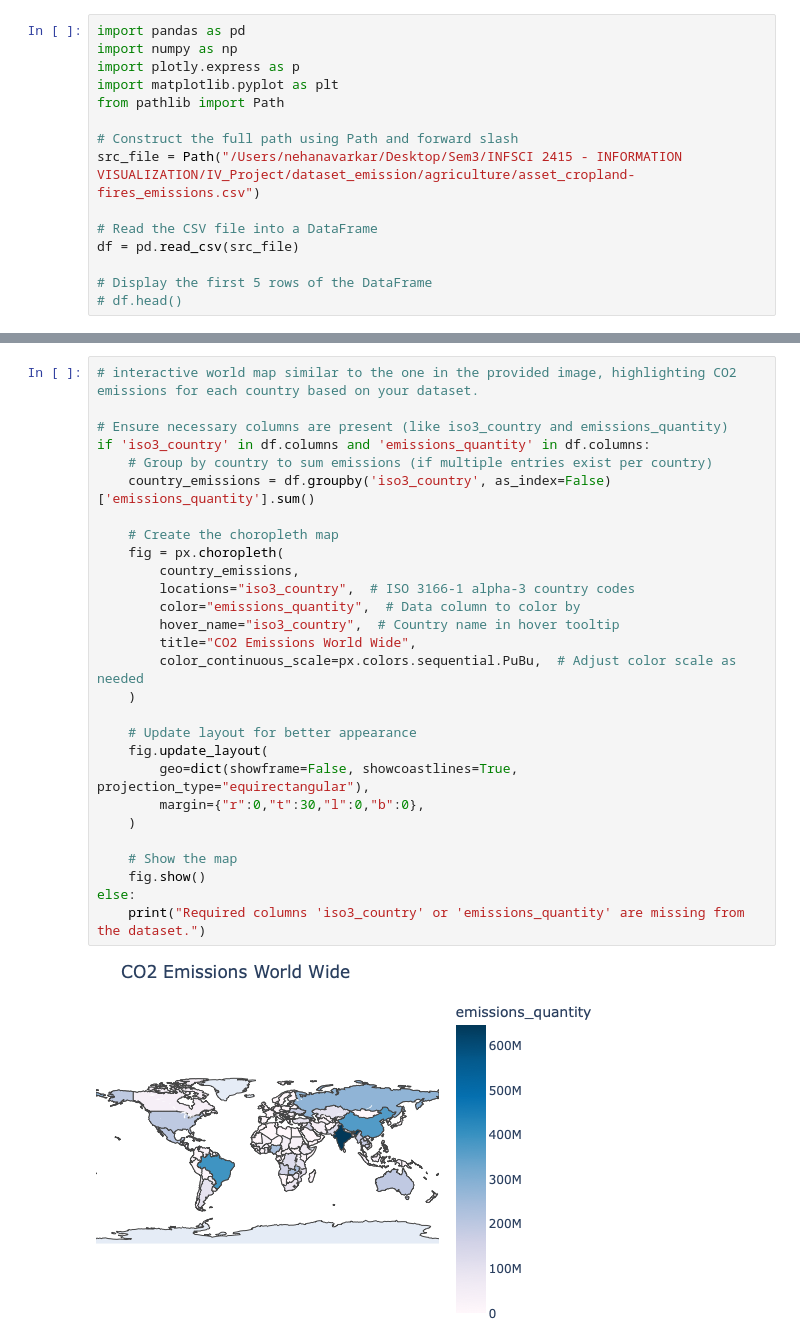
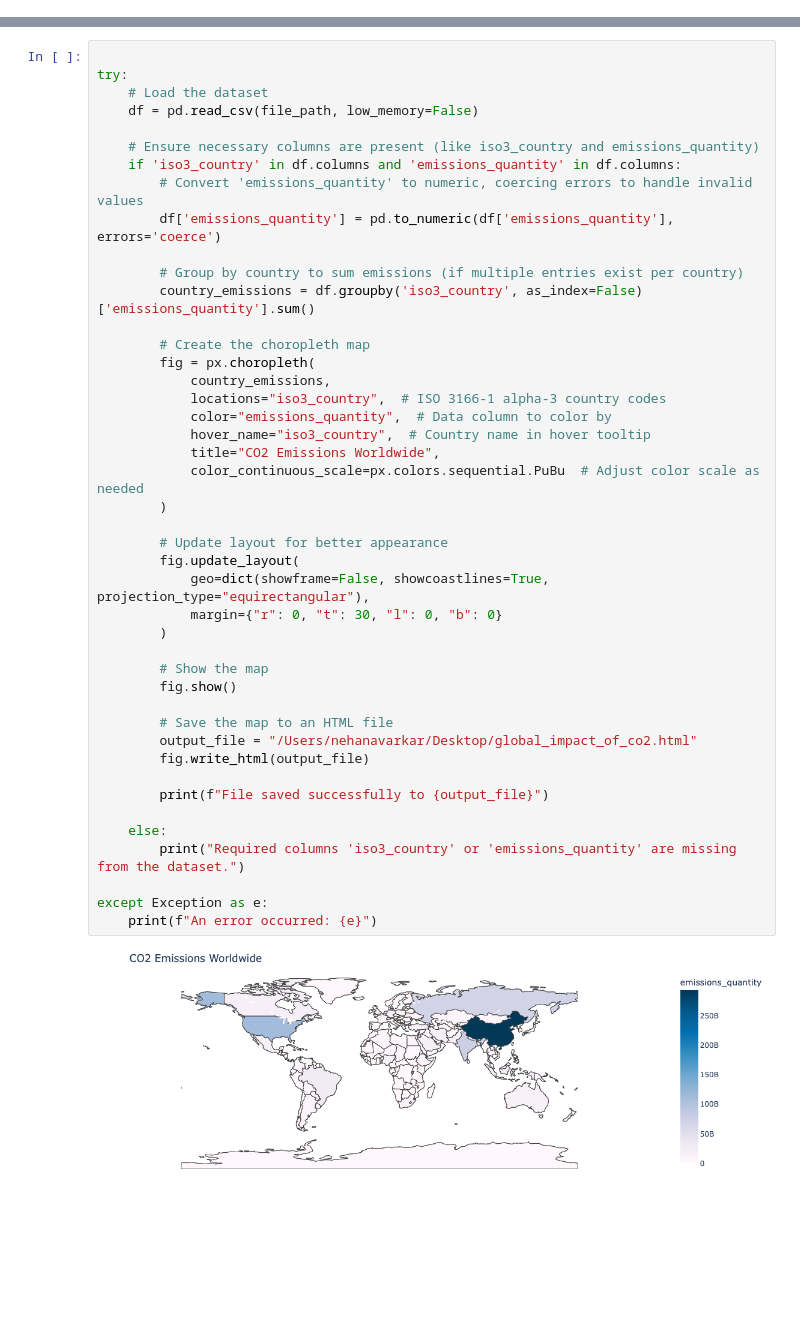
Before and after one commit to NehaSN23/greenhouse_gas_data_visualization, a Jupyter notebook: SourceCode.ipynb, the cells around one changed output, grey strips where cells are left out. Saved outputs shown, nothing was run; the diff lists cells and outputs as text; blank space fills up the shorter version.

```diff
--- a/SourceCode.ipynb
+++ b/SourceCode.ipynb
@@ -1,15 +0,0 @@
-# %%
-import pandas as pd
-import numpy as np
-import plotly.express as p
-import matplotlib.pyplot as plt
-from pathlib import Path
-
-# Construct the full path using Path and forward slash
-src_file = Path("/Users/nehanavarkar/Desktop/Sem3/INFSCI 2415 - INFORMATION VISUALIZATION/IV_Project/dataset_emission/agriculture/asset_cropland-fires_emissions.csv")
-
-# Read the CSV file into a DataFrame
-df = pd.read_csv(src_file)
-
-# Display the first 5 rows of the DataFrame
-# df.head()
@@ -59,30 +541,46 @@ print(distinct_values)
 # %%
-# interactive world map similar to the one in the provided image, highlighting CO2 emissions for each country based on your dataset.
 
-# Ensure necessary columns are present (like iso3_country and emissions_quantity)
-if 'iso3_country' in df.columns and 'emissions_quantity' in df.columns:
-    # Group by country to sum emissions (if multiple entries exist per country)
-    country_emissions = df.groupby('iso3_country', as_index=False)['emissions_quantity'].sum()
+try:
+    # Load the dataset
+    df = pd.read_csv(file_path, low_memory=False)
 
-    # Create the choropleth map
-    fig = px.choropleth(
-        country_emissions,
-        locations="iso3_country",  # ISO 3166-1 alpha-3 country codes
-        color="emissions_quantity",  # Data column to color by
-        hover_name="iso3_country",  # Country name in hover tooltip
-        title="CO2 Emissions World Wide",
-        color_continuous_scale=px.colors.sequential.PuBu,  # Adjust color scale as needed
-    )
+    # Ensure necessary columns are present (like iso3_country and emissions_quantity)
+    if 'iso3_country' in df.columns and 'emissions_quantity' in df.columns:
+        # Convert 'emissions_quantity' to numeric, coercing errors to handle invalid values
+        df['emissions_quantity'] = pd.to_numeric(df['emissions_quantity'], errors='coerce')
 
-    # Update layout for better appearance
-    fig.update_layout(
-        geo=dict(showframe=False, showcoastlines=True, projection_type="equirectangular"),
-        margin={"r":0,"t":30,"l":0,"b":0},
-    )
+        # Group by country to sum emissions (if multiple entries exist per country)
+        country_emissions = df.groupby('iso3_country', as_index=False)['emissions_quantity'].sum()
 
-    # Show the map
-    fig.show()
-else:
-    print("Required columns 'iso3_country' or 'emissions_quantity' are missing from the dataset.")
+        # Create the choropleth map
+        fig = px.choropleth(
+            country_emissions,
+            locations="iso3_country",  # ISO 3166-1 alpha-3 country codes
+            color="emissions_quantity",  # Data column to color by
+            hover_name="iso3_country",  # Country name in hover tooltip
+            title="CO2 Emissions Worldwide",
+            color_continuous_scale=px.colors.sequential.PuBu  # Adjust color scale as needed
+        )
+
+        # Update layout for better appearance
+        fig.update_layout(
+            geo=dict(showframe=False, showcoastlines=True, projection_type="equirectangular"),
+            margin={"r": 0, "t": 30, "l": 0, "b": 0}
+        )
+
+        # Show the map
+        fig.show()
+
+        # Save the map to an HTML file
+        output_file = "/Users/nehanavarkar/Desktop/global_impact_of_co2.html"
+        fig.write_html(output_file)
+
+        print(f"File saved successfully to {output_file}")
+
+    else:
+        print("Required columns 'iso3_country' or 'emissions_quantity' are missing from the dataset.")
+
+except Exception as e:
+    print(f"An error occurred: {e}")
 # %% [output]
-[figure, old version]
+[figure, new version]
```
Also changed, not shown: parts of 37 cells of this notebook.
